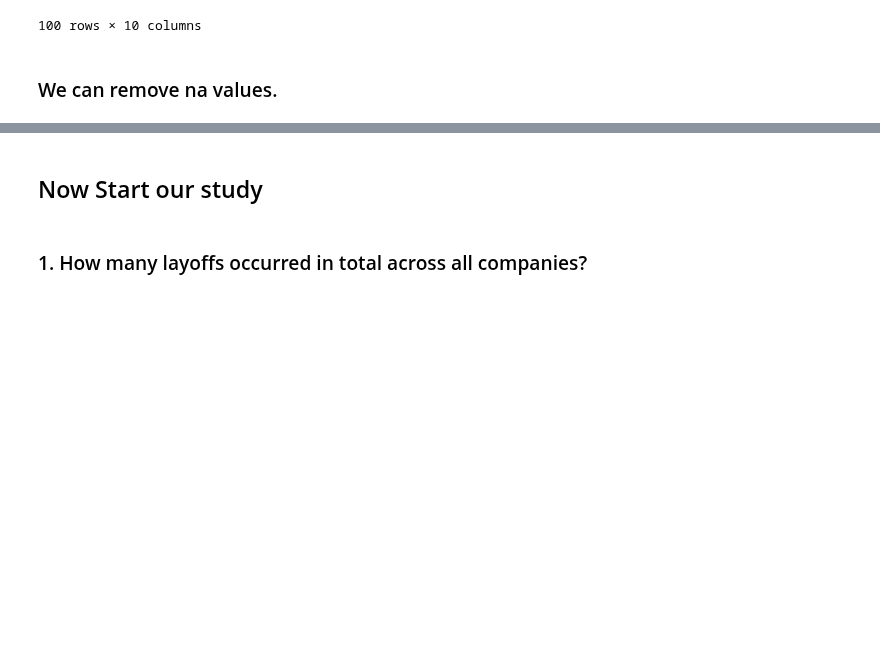
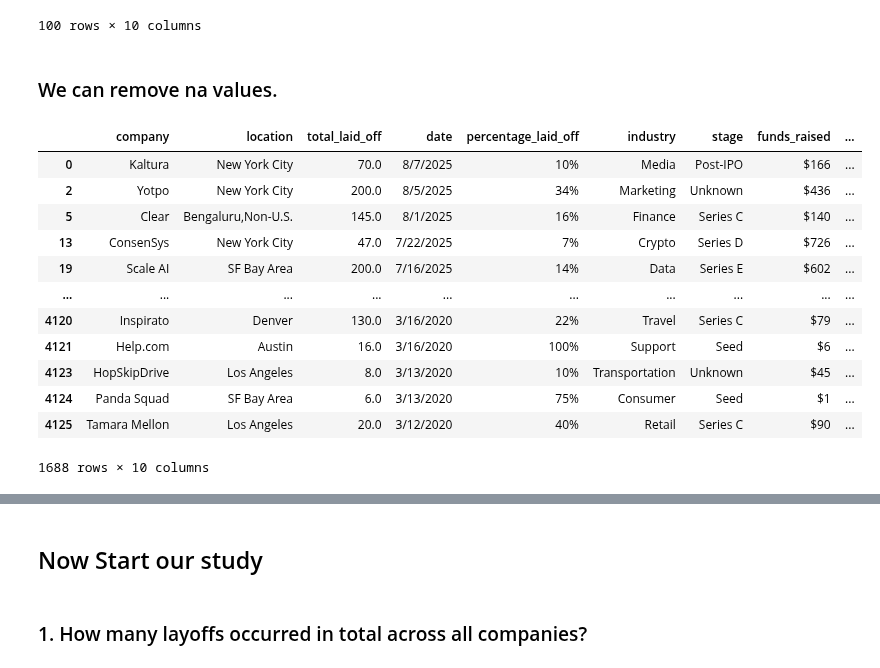
Before and after one commit to neerajcodes888/Recent-Layoffs-Case-Study, a Jupyter notebook: study.ipynb, the cells around one changed output, grey strips where cells are left out. Cells and saved outputs as stored; diff of their text form; code cells hidden in the pictures; blank space fills up the shorter version.

```diff
--- a/study.ipynb
+++ b/study.ipynb
@@ -151,3 +153,19 @@ data.tail(100)
+# %%
+data
+# %% [output]
+|  | company | location | total_laid_off | date | percentage_laid_off | industry | stage | funds_raised | ... |
+| 0 | Kaltura | New York City | 70.0 | 8/7/2025 | 10% | Media | Post-IPO | $166 | ... |
+| 2 | Yotpo | New York City | 200.0 | 8/5/2025 | 34% | Marketing | Unknown | $436 | ... |
+| 5 | Clear | Bengaluru,Non-U.S. | 145.0 | 8/1/2025 | 16% | Finance | Series C | $140 | ... |
+| 13 | ConsenSys | New York City | 47.0 | 7/22/2025 | 7% | Crypto | Series D | $726 | ... |
+| 19 | Scale AI | SF Bay Area | 200.0 | 7/16/2025 | 14% | Data | Series E | $602 | ... |
+| ... | ... | ... | ... | ... | ... | ... | ... | ... | ... |
+| 4120 | Inspirato | Denver | 130.0 | 3/16/2020 | 22% | Travel | Series C | $79 | ... |
+| 4121 | Help.com | Austin | 16.0 | 3/16/2020 | 100% | Support | Seed | $6 | ... |
+| 4123 | HopSkipDrive | Los Angeles | 8.0 | 3/13/2020 | 10% | Transportation | Unknown | $45 | ... |
+| 4124 | Panda Squad | SF Bay Area | 6.0 | 3/13/2020 | 75% | Consumer | Seed | $1 | ... |
+| 4125 | Tamara Mellon | Los Angeles | 20.0 | 3/12/2020 | 40% | Retail | Series C | $90 | ... |
+1688 rows × 10 columns
 # %%
 data.shape
 # %% [output]
```
Also changed, not shown: parts of 9 cells of this notebook.
